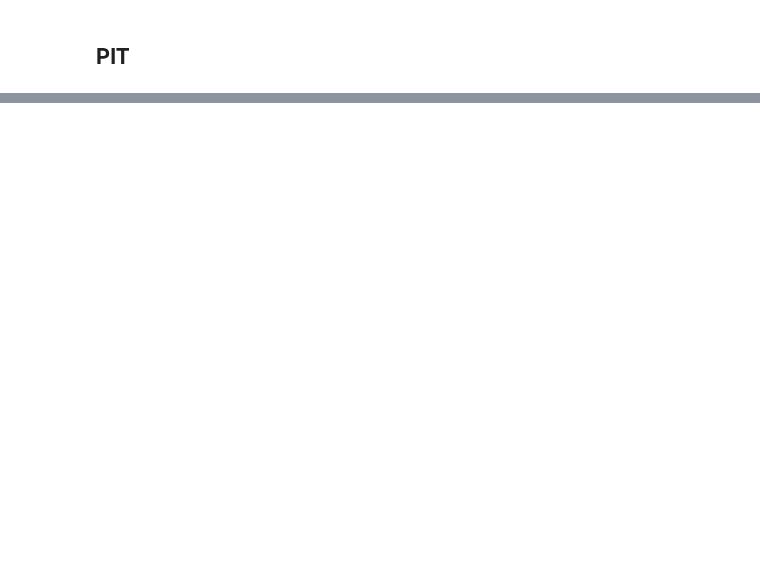
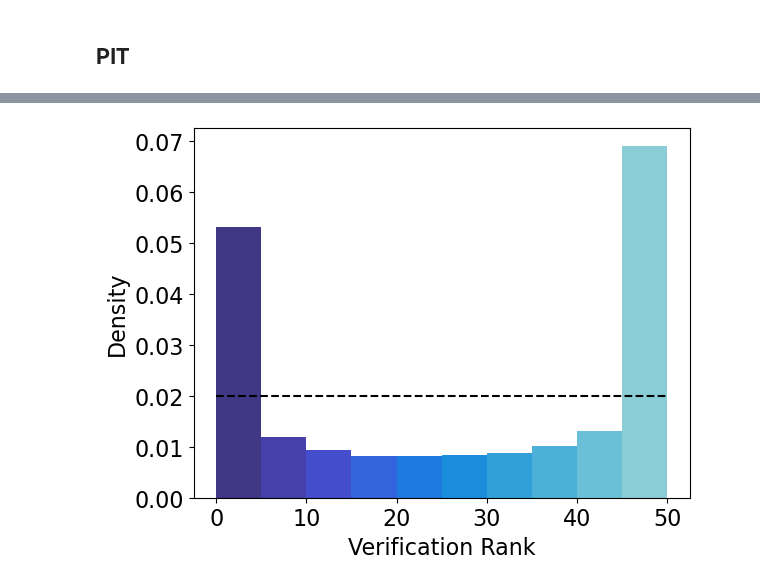
Before and after one commit to m-j-w-f/GNNPP, a Jupyter notebook: slerch_test/raw_ensemble.ipynb, the cells around one changed output, grey strips where cells are left out. Saved outputs shown, nothing was run; the diff lists cells and outputs as text; code cells hidden in the pictures; blank space fills up the shorter version.

```diff
--- a/slerch_test/raw_ensemble.ipynb
+++ b/slerch_test/raw_ensemble.ipynb
@@ -156,0 +254,15 @@ plt.savefig(f"../gnn/plots/PIT_raw_ensemble.eps", format='eps', bbox_inches='tig
+# %%
+ens_sorted = np.sort(ens, axis=1)
+# %%
+obs_b = obs[:, np.newaxis]
+
+# Use broadcasting to find ranks for each element in the broadcasted array
+ranks = np.sum(ens_sorted < obs_b, axis=1)
+# %%
+nice_hist(ranks, bins=10, density=True)
+plt.hlines(xmin=0,xmax=50, y=1/50, colors="black", linestyles="--")
+plt.xlabel('Verification Rank')
+plt.ylabel('Density')
+plt.savefig(f"../gnn/plots/Rank_raw_ensemble.pdf", format='pdf', dpi=600, bbox_inches='tight')
+# %% [output]
+[figure, added]
```
Also changed, not shown: parts of 12 cells of this notebook, 33 other files.
